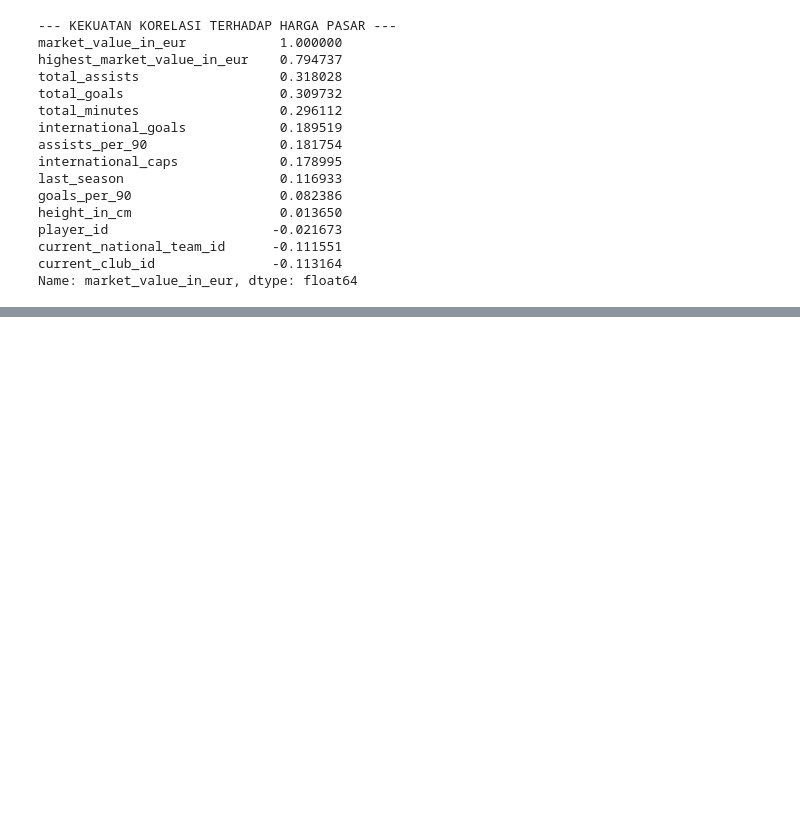
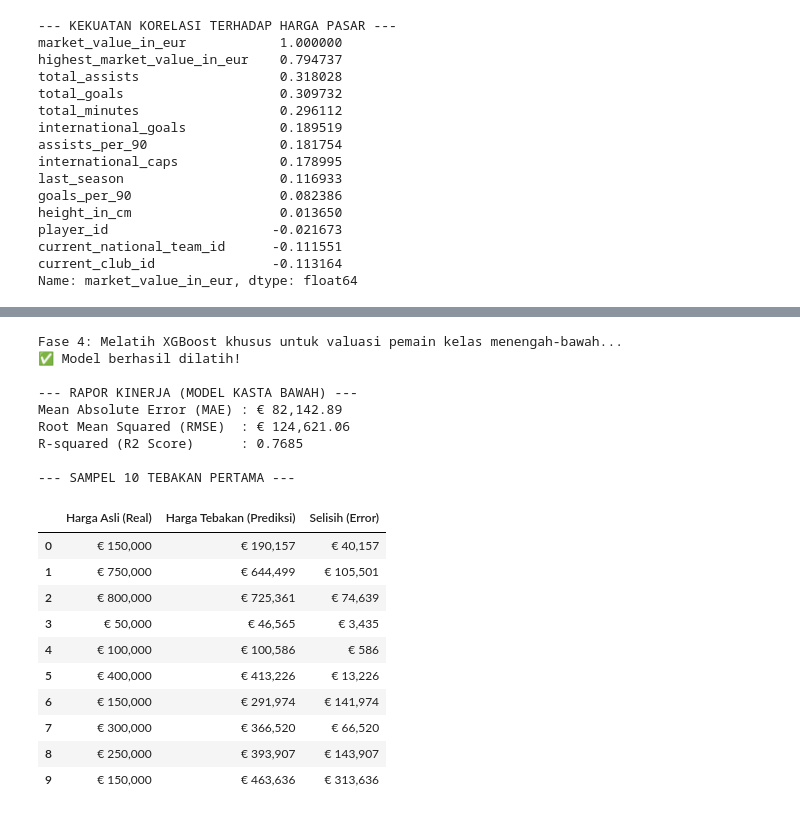
Before and after one commit to sanzxct/Project-Mercato, a Jupyter notebook: notebooks/01-EDA-Dasar.ipynb, the cells around one changed output, grey strips where cells are left out. Cells and saved outputs as stored; diff of their text form; code cells hidden in the pictures; blank space fills up the shorter version.

```diff
--- a/notebooks/01-EDA-Dasar.ipynb
+++ b/notebooks/01-EDA-Dasar.ipynb
@@ -136,0 +210,67 @@ Name: market_value_in_eur, dtype: float64
+# %%
+# --- FASE 4: PELATIHAN MODEL & EVALUASI (SPESIALIS KASTA BAWAH) ---
+import xgboost as xgb
+from sklearn.metrics import mean_absolute_error, mean_squared_error, r2_score
+import numpy as np
+import pandas as pd
+from IPython.display import display
+
+print("Fase 4: Melatih XGBoost khusus untuk valuasi pemain kelas menengah-bawah...")
+
+# 1. Inisialisasi Model
+model_bawah = xgb.XGBRegressor(
+    objective='reg:squarederror',
+    n_estimators=100,
+    learning_rate=0.1,
+    max_depth=5,
+    random_state=42
+)
+
+# 2. Pelatihan (Training)
+model_bawah.fit(X_train, y_train)
+print("✅ Model berhasil dilatih!")
+
+# 3. Prediksi pada Data Uji
+y_pred = model_bawah.predict(X_test)
+
+# 4. Evaluasi Kinerja
+mae = mean_absolute_error(y_test, y_pred)
+rmse = np.sqrt(mean_squared_error(y_test, y_pred))
+r2 = r2_score(y_test, y_pred)
+
+print("\n--- RAPOR KINERJA (MODEL KASTA BAWAH) ---")
+print(f"Mean Absolute Error (MAE) : € {mae:,.2f}")
+print(f"Root Mean Squared (RMSE)  : € {rmse:,.2f}")
+print(f"R-squared (R2 Score)      : {r2:.4f}")
+
+# 5. Komparasi Visual
+df_comparison = pd.DataFrame({
+    'Harga Asli (Real)': y_test.values,
+    'Harga Tebakan (Prediksi)': y_pred,
+    'Selisih (Error)': abs(y_test.values - y_pred)
+})
+
+pd.options.display.float_format = '€ {:,.0f}'.format
+print("\n--- SAMPEL 10 TEBAKAN PERTAMA ---")
+display(df_comparison.head(10))
+# %% [output]
+Fase 4: Melatih XGBoost khusus untuk valuasi pemain kelas menengah-bawah...
+✅ Model berhasil dilatih!
+
+--- RAPOR KINERJA (MODEL KASTA BAWAH) ---
+Mean Absolute Error (MAE) : € 82,142.89
+Root Mean Squared (RMSE)  : € 124,621.06
+R-squared (R2 Score)      : 0.7685
+
+--- SAMPEL 10 TEBAKAN PERTAMA ---
+|  | Harga Asli (Real) | Harga Tebakan (Prediksi) | Selisih (Error) |
+| 0 | € 150,000 | € 190,157 | € 40,157 |
+| 1 | € 750,000 | € 644,499 | € 105,501 |
+| 2 | € 800,000 | € 725,361 | € 74,639 |
+| 3 | € 50,000 | € 46,565 | € 3,435 |
+| 4 | € 100,000 | € 100,586 | € 586 |
+| 5 | € 400,000 | € 413,226 | € 13,226 |
+| 6 | € 150,000 | € 291,974 | € 141,974 |
+| 7 | € 300,000 | € 366,520 | € 66,520 |
+| 8 | € 250,000 | € 393,907 | € 143,907 |
+| 9 | € 150,000 | € 463,636 | € 313,636 |
```
Also changed, not shown: parts of 5 cells of this notebook.
